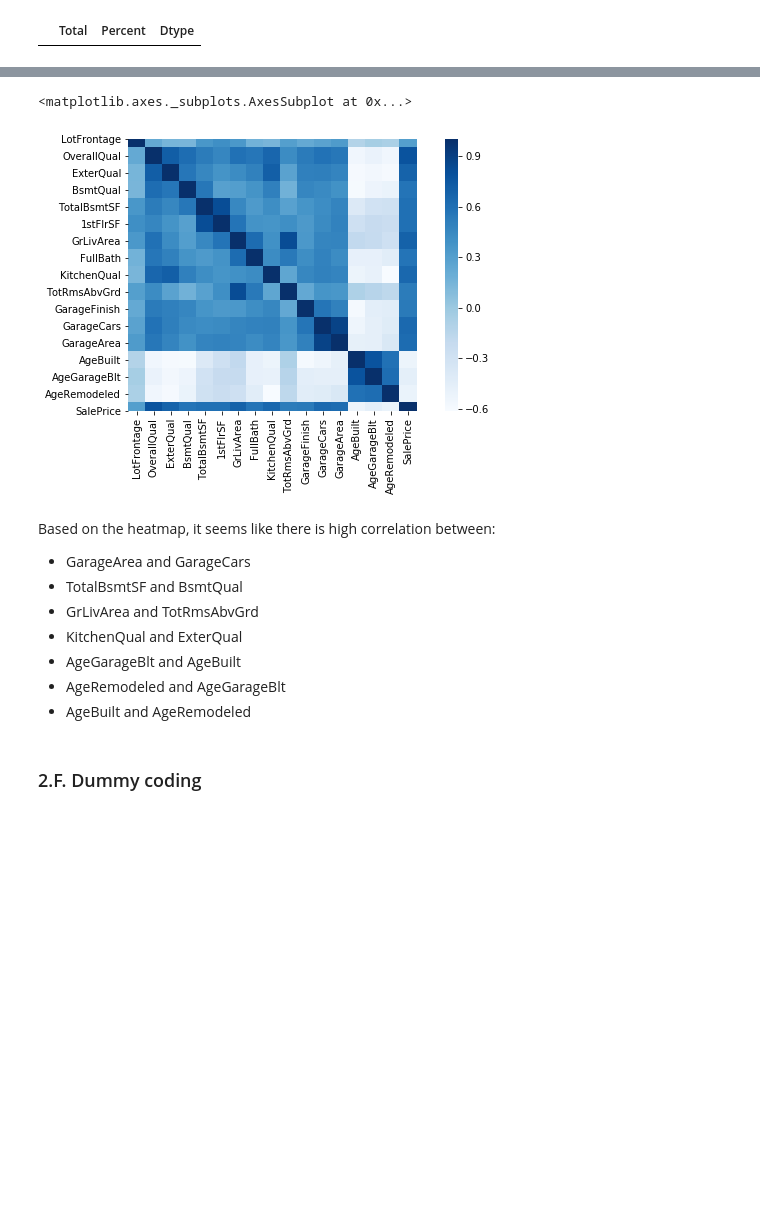
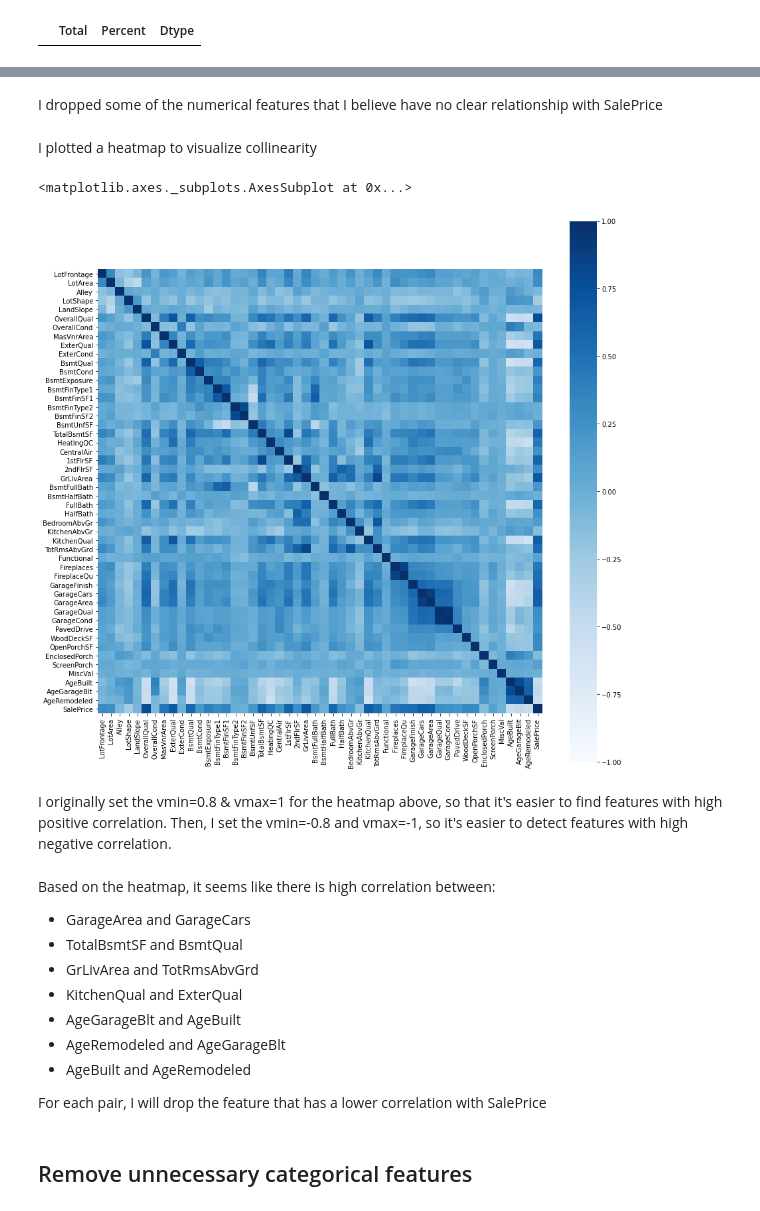
Before and after one commit to kumarsoma/house_price_prediction, a Jupyter notebook: house_price_prediction.ipynb, the cells around one changed output, grey strips where cells are left out. Drawn from its saved outputs; the diff is of its cells as text; code cells hidden in the pictures; blank space fills up the shorter version.

```diff
--- a/house_price_prediction.ipynb
+++ b/house_price_prediction.ipynb
@@ -221,27 +218,29 @@ When the dataset is read in Python, NA will be interepreted as missing values (i
 # %%
 def nan_to_none(X):
 
-    features_with_none_level = ['Alley','BsmtQual','BsmtCond','BsmtExposure','BsmtFinType1','BsmtFinType2','FireplaceQu',
-                                'GarageType', 'GarageFinish','GarageQual','GarageCond','PoolQC','Fence','MiscFeature']
+    features_with_none_level = ['Alley','BsmtQual','BsmtCond','BsmtExposure','BsmtFinType1',
+                                'BsmtFinType2','FireplaceQu','GarageType', 'GarageFinish',
+                                'GarageQual','GarageCond','PoolQC','Fence','MiscFeature']
 
     for col_name in features_with_none_level:
         X[col_name] = X[col_name].fillna('None')
 
     return X
+# %%
+x_train_tr = nan_to_none(x_train_tr)
 # %%
-# I looked at the missing values in train, test, and submission set and decided what to do with them based on my logic
 def handle_missing_values(X):
 
-    nan_to_none(X)
-
-    for fill_0 in ['MasVnrArea', 'GarageCars', 'BsmtFullBath', 'BsmtHalfBath', 'BsmtFinSF1', 'BsmtFinSF2', 'TotalBsmtSF',
-                   'GarageArea', 'BsmtUnfSF']:
+    for fill_0 in ['MasVnrArea', 'GarageCars', 'BsmtFullBath', 'BsmtHalfBath', 'BsmtFinSF1',
+                    'BsmtFinSF2', 'TotalBsmtSF', 'GarageArea', 'BsmtUnfSF']:
         X[fill_0] = X[fill_0].fillna(0)
 
+    #replace NA in numerical features with median of the corresponding features in training set
     for num_col in list(X.select_dtypes(exclude='object')):
-        X[num_col] = X[num_col].fillna(x_train_tr[num_col].median())
+        X[num_col] = X[num_col].fillna(X[num_col].median())
 
+    #replace NA in categorical features with mode of the corresponding features in training set
     for categ_col in list(X.select_dtypes(include='object')):
-        X[categ_col] = X[categ_col].fillna(x_train_tr[categ_col].mode()[0])
+        X[categ_col] = X[categ_col].fillna(X[categ_col].mode()[0])
 
     return X
@@ -322,10 +345,20 @@ The features included in this matrix are the ones that I believe have a clear re
+# %%
+drop_var2 = ['Street','3SsnPorch','PoolArea','PoolQC','Utilities','LowQualFinSF']
+train_tr.drop (drop_var2, axis=1, inplace=True)
+# %% [markdown]
+I dropped some of the numerical features that I believe have no clear relationship with SalePrice
+# %% [markdown]
+I plotted a heatmap to visualize collinearity
 # %%
 corrmat = train_tr.corr()
-plt.figure(figsize=(10,5)) #height, width
-sns.heatmap(corrmat, cmap = 'Blues', square = True, annot=False, fmt='.2f',annot_kws={'size': 8})
+plt.figure(figsize=(15,15)) #height, width
+sns.heatmap(corrmat, vmin = -1, vmax = 1, cmap = 'Blues', square = True, annot=False,
+            fmt='.2f',annot_kws={'size': 8})
 # %% [output]
 <matplotlib.axes._subplots.AxesSubplot at 0x...>
-[figure, old version]
+[figure, new version]
+# %% [markdown]
+I originally set the vmin=0.8 & vmax=1 for the heatmap above, so that it's easier to find features with high positive correlation. Then, I set the vmin=-0.8 and vmax=-1, so it's easier to detect features with high negative correlation.
 # %% [markdown]
 Based on the heatmap, it seems like there is high correlation between:
 - GarageArea and GarageCars
@@ -335,5 +368,7 @@ Based on the heatmap, it seems like there is high correlation between:
 - AgeGarageBlt and AgeBuilt
 - AgeRemodeled and AgeGarageBlt
 - AgeBuilt and AgeRemodeled
+
+For each pair, I will drop the feature that has a lower correlation with SalePrice
 # %%
 drop_var3 = ['GarageCars','BsmtQual','TotRmsAbvGrd','KitchenQual','AgeGarageBlt','AgeRemodeled']
@@ -342,5 +376,5 @@ train_tr.drop (drop_var3, axis=1, inplace=True)
-# %% [markdown]
-### 2.F. Dummy coding
+# %% [markdown]
+## Remove unnecessary categorical features <a name="rc"></a>
 # %%
 categorical = train_tr.select_dtypes('object')
 
```
Also changed, not shown: parts of 118 cells of this notebook.
